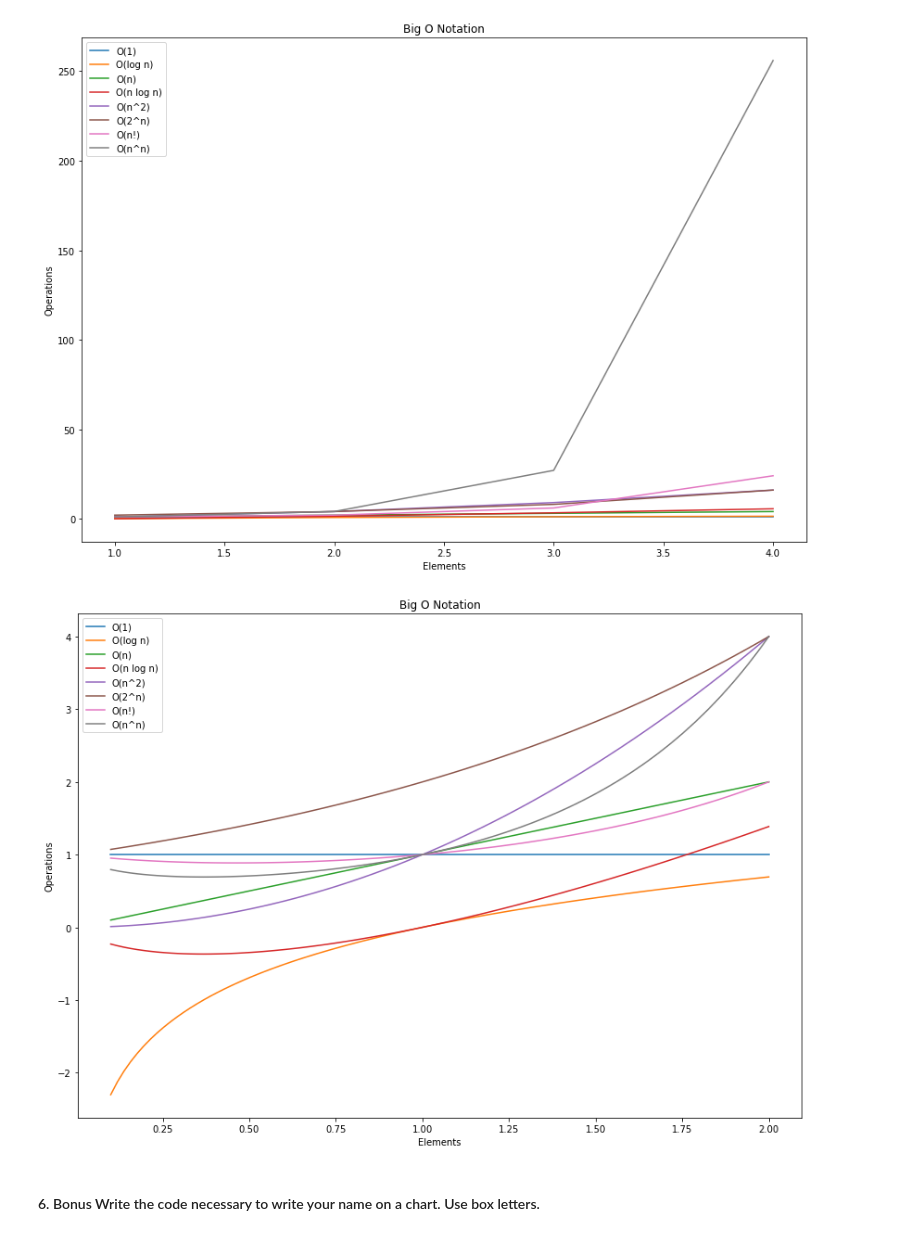
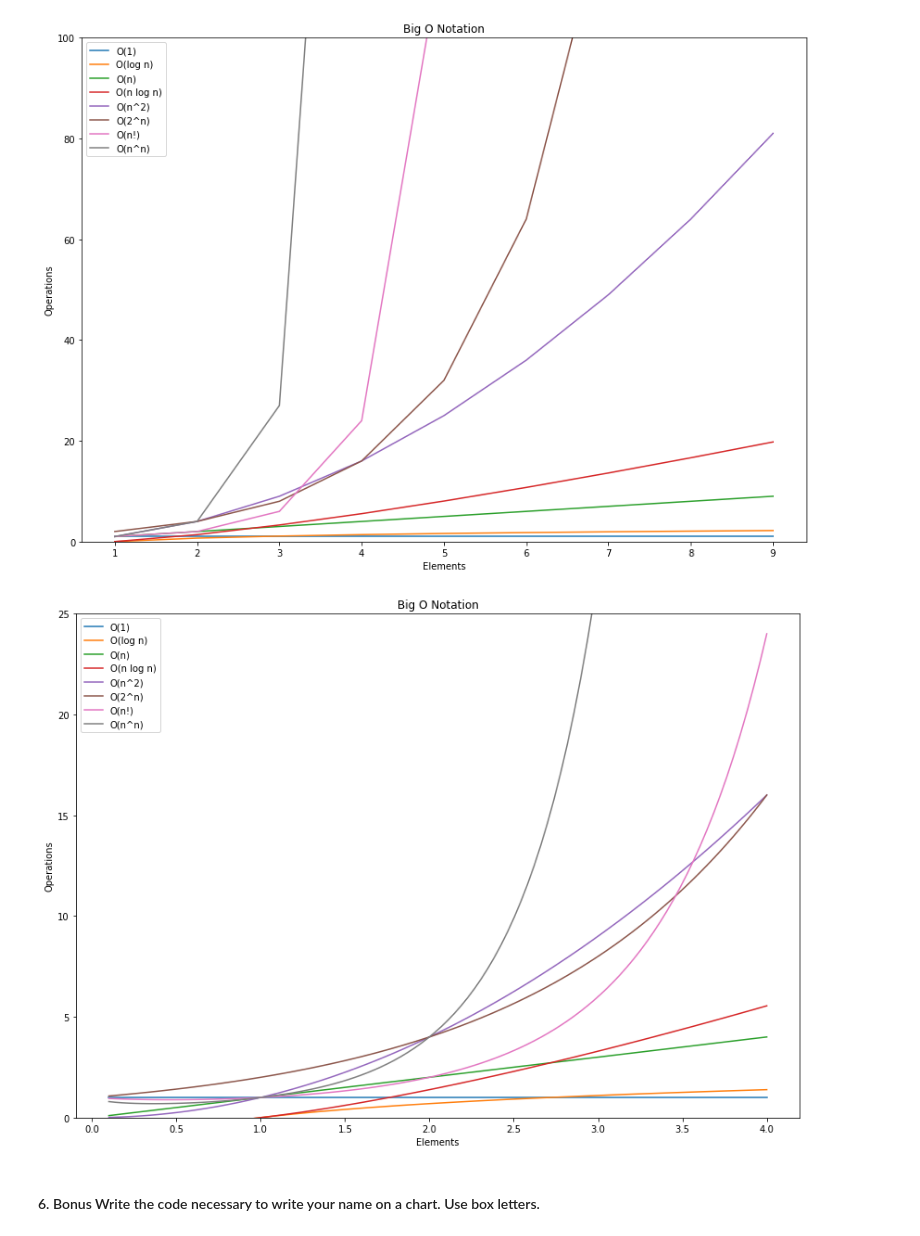
Before and after one commit to adam-talbot/numpy-pandas-visualization-exercises, a Jupyter notebook: big_o_notation.ipynb, the cells around one changed output. Saved outputs shown, nothing was run; the diff lists cells and outputs as text; code cells hidden in the pictures.

```diff
--- a/big_o_notation.ipynb
+++ b/big_o_notation.ipynb
@@ -9,7 +9,7 @@ import math
 
 plt.figure(figsize=(14, 10))
 
-n = pd.Series(range(1, 5, 1))
+n = pd.Series(range(1, 10, 1))
 
 y1 = 0*n + 1
 plt.plot(n, y1, label='O(1)')
@@ -38,50 +38,52 @@ plt.plot(n, y8, label='O(n^n)')
 plt.title('Big O Notation')
 plt.xlabel('Elements')
 plt.ylabel('Operations')
+plt.ylim(0, 100)
 plt.legend()
 
 plt.show()
 # %% [output]
-[figure, old version]
+[figure, new version]
 # %%
 from scipy.special import factorial
 
 plt.figure(figsize=(14, 10))
 
-n = pd.Series(np.linspace(0.1, 2, 100))
+n = pd.Series(np.linspace(0.1, 4, 100))
 
 y1 = 0*n + 1
 plt.plot(n, y1, label='O(1)')
 
 y2 = np.log(n)
 plt.plot(n, y2, label='O(log n)')
 
 y3 = n
 plt.plot(n, y3, label='O(n)')
 
 y4 = n * np.log(n)
 plt.plot(n, y4, label='O(n log n)')
 
 y5 = n ** 2
 plt.plot(n, y5, label='O(n^2)')
 
 y6 = 2 ** n
 plt.plot(n, y6, label='O(2^n)')
 
-y7 = factorial(n) # couldnt get the math.factorial or my user create factorial to vectorize so had to use the apply() method for this one
+y7 = factorial(n)
 plt.plot(n, y7, label='O(n!)')
 
 y8 = n ** n
 plt.plot(n, y8, label='O(n^n)')
 
 plt.title('Big O Notation')
 plt.xlabel('Elements')
 plt.ylabel('Operations')
+plt.ylim(0, 25)
 plt.legend()
 
 plt.show()
 # %% [output]
-[figure, old version]
+[figure, new version]
 # %%
 # write a function to find the factorial of a number
 # factorial of 5 = 5 * 4 * 3 * 2 * 1
```
